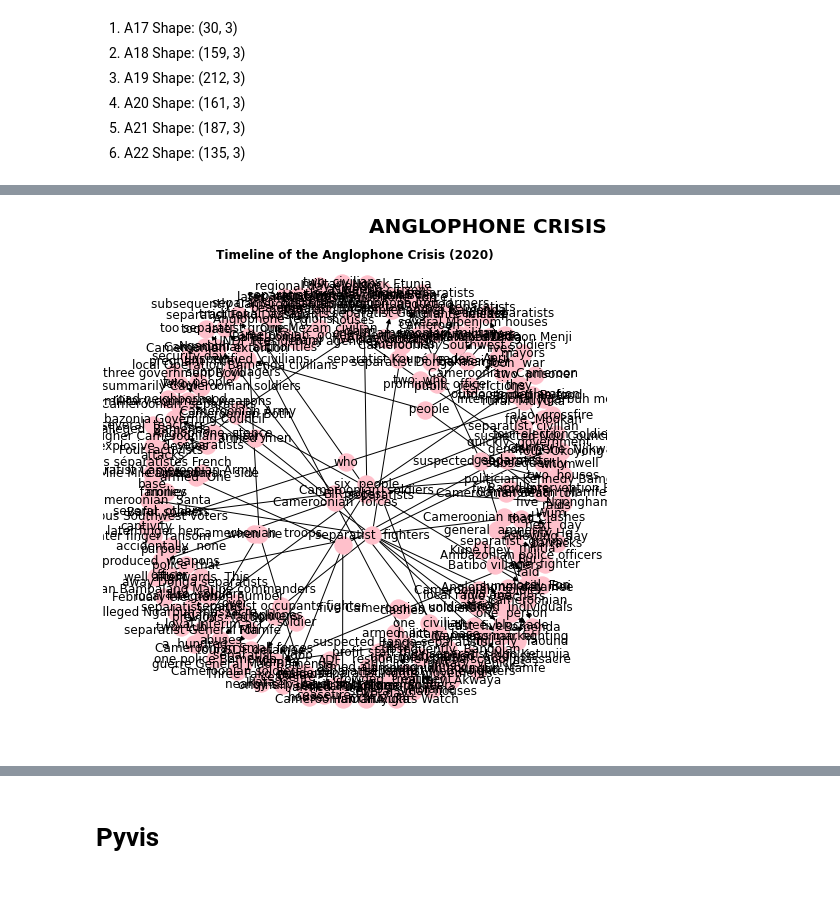
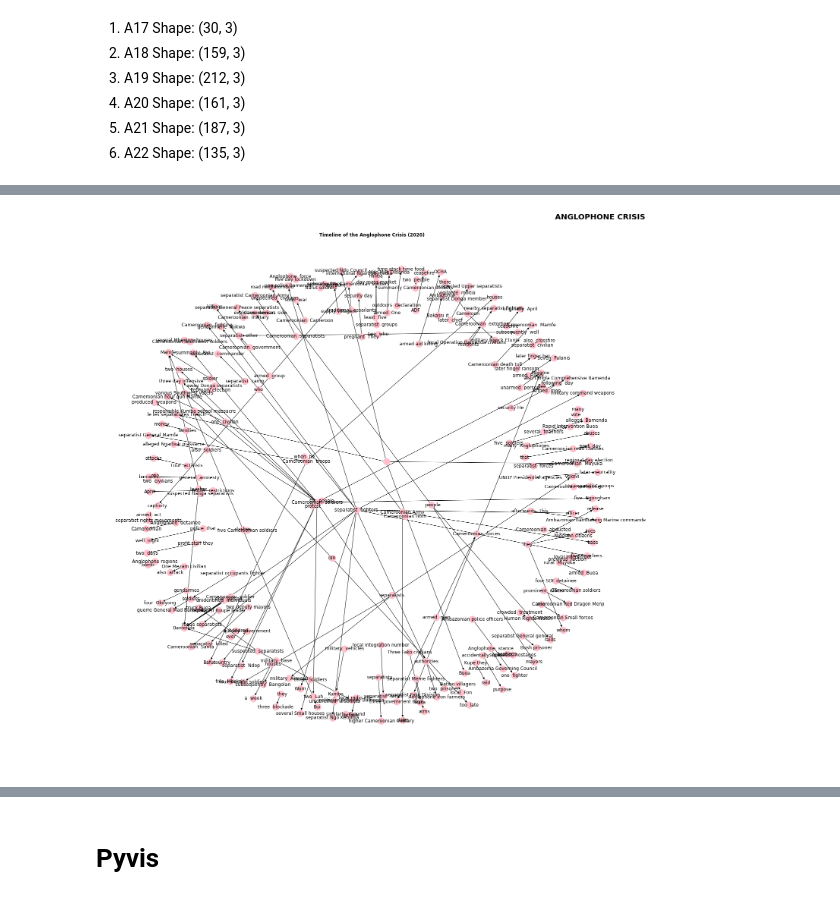
Before and after one commit to Utpal-Mishra/Omdena-Cameroon-Chapter-2022, a Jupyter notebook: OmdenaCameroonChapter2022.ipynb, the cells around one changed output, grey strips where cells are left out. Drawn from its saved outputs; the diff is of its cells as text; code cells hidden in the pictures.

```diff
--- a/OmdenaCameroonChapter2022.ipynb
+++ b/OmdenaCameroonChapter2022.ipynb
@@ -1146,17 +1146,17 @@ plt.show()
 # %%
 # create a directed-graph from a dataframe
 G = nx.from_pandas_edgelist(kg_df[401:562], "source", "target",
                           edge_attr=True, create_using=nx.MultiDiGraph())
 
 
-plt.figure(figsize=(7, 7))
+plt.figure(figsize=(20, 20))
 pos = nx.spring_layout(G, weight = 5)
 nx.draw(G, with_labels=True, node_color='pink', edge_cmap=plt.cm.Blues, pos = pos)
 plt.title("ANGLOPHONE CRISIS", fontsize=20, loc='right', fontweight='bold')
 plt.suptitle('Timeline of the Anglophone Crisis (2020)', fontweight='bold')
 plt.show()
 # %% [output]
-[figure, old version]
+[figure, new version]
 # %%
 # create a directed-graph from a dataframe
 G = nx.from_pandas_edgelist(kg_df[562:749], "source", "target",
```
Also changed, not shown: parts of 23 cells of this notebook.
